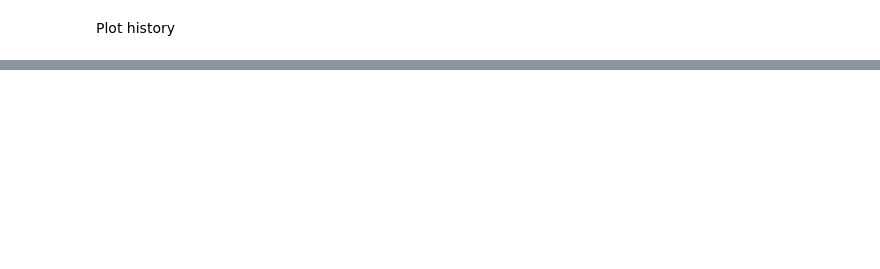
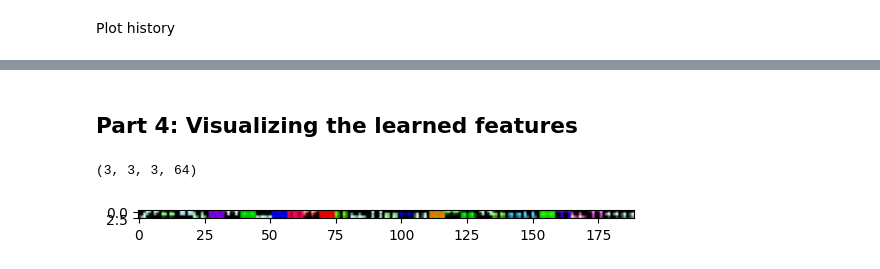
Before and after one commit to ninjasnigel/applied_machine_learning, a Jupyter notebook: lab5/lab5.ipynb, the cells around one changed output, grey strips where cells are left out. Saved outputs shown, nothing was run; the diff lists cells and outputs as text; code cells hidden in the pictures; blank space fills up the shorter version.

Commit message:
finished just have to run and stuff

```diff
--- a/lab5/lab5.ipynb
+++ b/lab5/lab5.ipynb
@@ -148,0 +193,2 @@ display_history(hist)
+# %%
+vggmodel = applications.VGG16(weights='imagenet', include_top=True)
@@ -148,0 +276,37 @@ display_history(hist)
+# %% [markdown]
+## Part 4: Visualizing the learned features
+# %%
+first_layer_weights = vggmodel.get_weights()[0]
+first_layer_weights.shape
+# %% [output]
+(3, 3, 3, 64)
+# %%
+def kernel_image(weights, i, positive):
+
+    # extract the convolutional kernel at position i
+    k = weights[:,:,:,i].copy()
+    if not positive:
+        k = -k
+
+    # clip the values: if we're looking for positive
+    # values, just keep the positive part; vice versa
+    # for the negative values.
+    k *= k > 0
+
+    # rescale the colors, to make the images less dark
+    m = k.max()
+    if m > 1e-3:
+        k /= m
+
+    return k
+
+img = kernel_image(first_layer_weights, 0, False)
+
+for i in range(0,62,2):
+    for j in range(i,i+2):
+        img = np.concatenate((img, kernel_image(first_layer_weights, i, True)), axis=1)
+    plt.imshow(img)
+
+img = kernel_image(first_layer_weights, 0, False)
+# %% [output]
+[figure, added]
```
Also changed, not shown: parts of 31 cells of this notebook.
